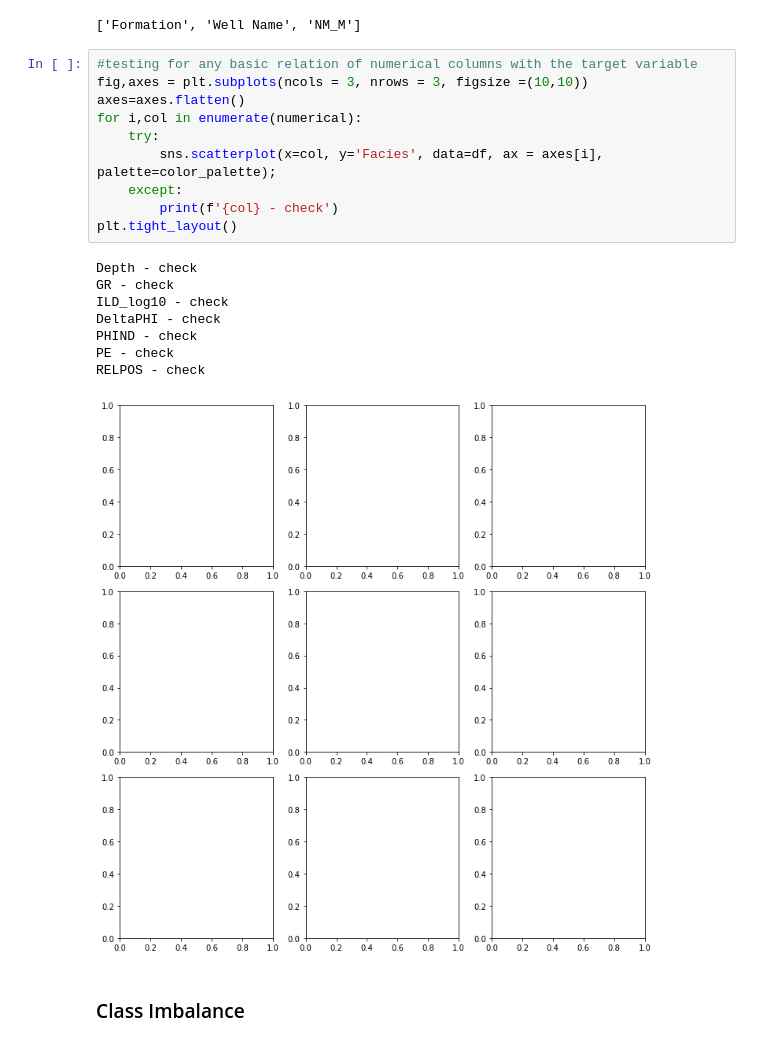
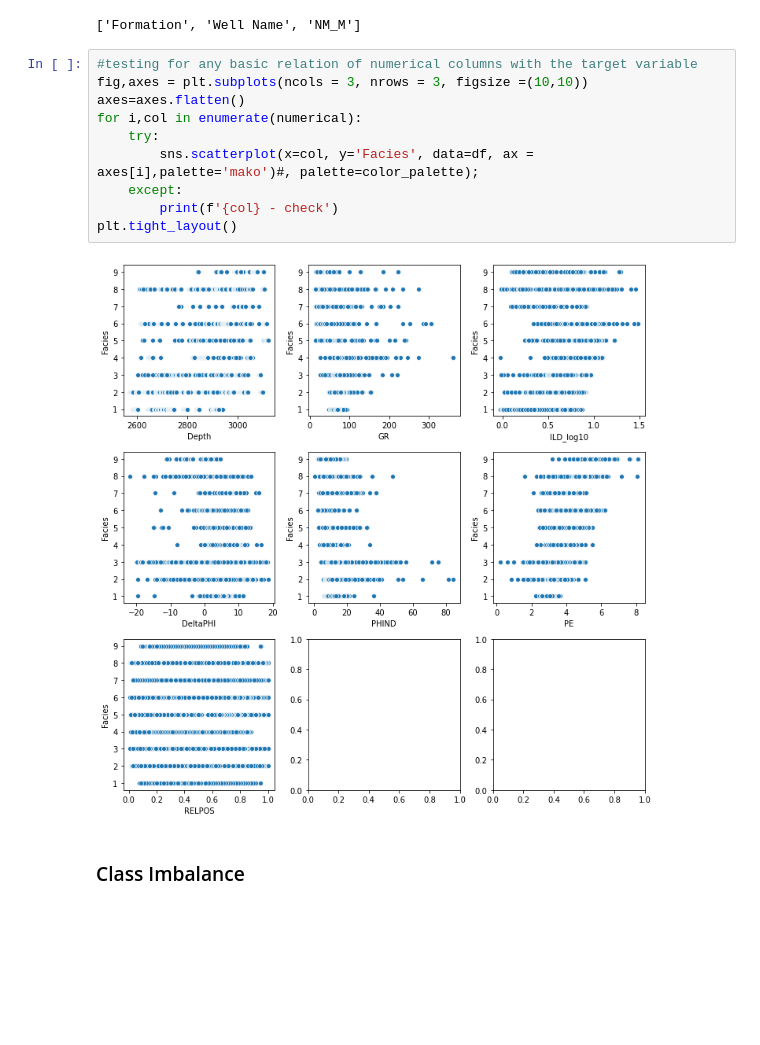
Before and after one commit to NehaP92/dsc-mod-3-project-v2-1-onl01-dtsc-pt-041320, a Jupyter notebook: student.ipynb, the cells around one changed output. Drawn from its saved outputs; the diff is of its cells as text; blank space fills up the shorter version.

```diff
--- a/student.ipynb
+++ b/student.ipynb
@@ -353,22 +353,15 @@ categorical
 # %%
 #testing for any basic relation of numerical columns with the target variable
 fig,axes = plt.subplots(ncols = 3, nrows = 3, figsize =(10,10))
 axes=axes.flatten()
 for i,col in enumerate(numerical):
     try:
-        sns.scatterplot(x=col, y='Facies', data=df, ax = axes[i], palette=color_palette);
+        sns.scatterplot(x=col, y='Facies', data=df, ax = axes[i],palette='mako')#, palette=color_palette);
     except:
         print(f'{col} - check')
 plt.tight_layout()
 # %% [output]
-Depth - check
-GR - check
-ILD_log10 - check
-DeltaPHI - check
-PHIND - check
-PE - check
-RELPOS - check
-[figure, old version]
+[figure, new version]
 # %% [markdown]
 ### Class Imbalance
 # %%
```
Also changed, not shown: parts of 12 cells of this notebook.
